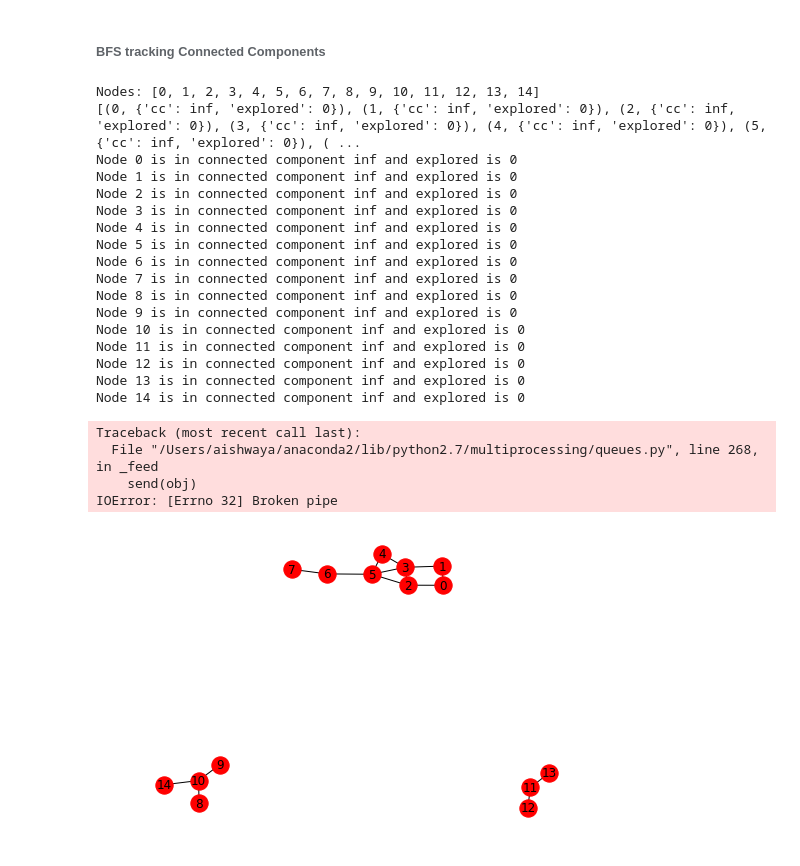
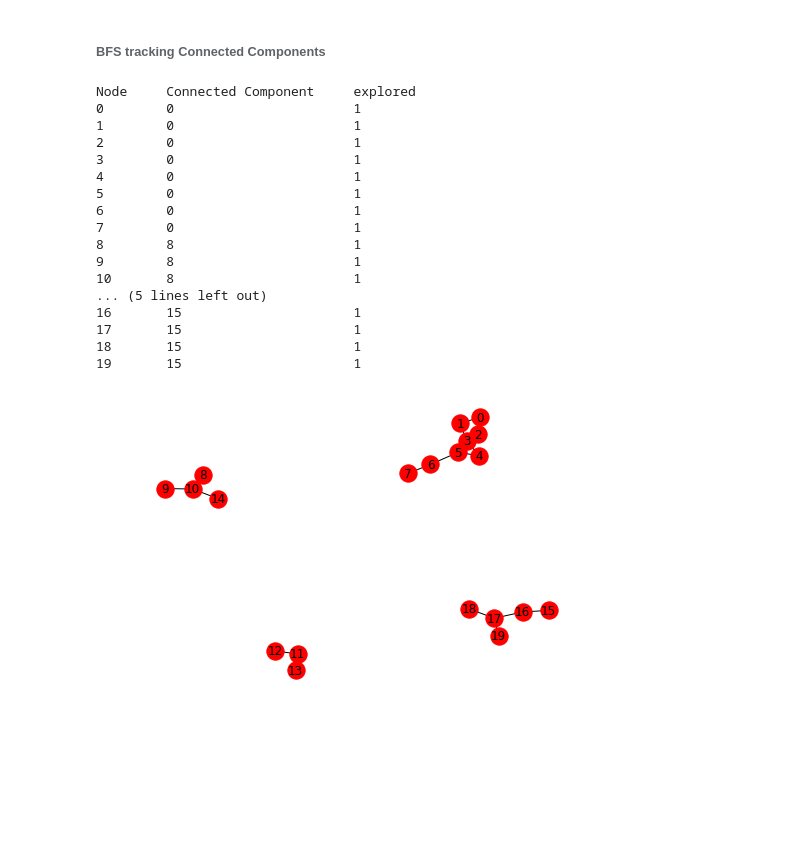
Before and after one commit to aishwarya34/AlgorithmsIlluminated, a Jupyter notebook: C2W1_10GRAPH_SEARCH_AND_CONNECTIVITY.ipynb, the cells around one changed output. Saved outputs shown, nothing was run; the diff lists cells and outputs as text; code cells hidden in the pictures; blank space fills up the shorter version.

```diff
--- a/C2W1_10GRAPH_SEARCH_AND_CONNECTIVITY.ipynb
+++ b/C2W1_10GRAPH_SEARCH_AND_CONNECTIVITY.ipynb
@@ -202,55 +202,56 @@ Destination Node 7 is at layer 4 having path ['0', '2', '5', '6', '7']
 ###### BFS tracking  Connected Components
 # %%
 def bfs_connectedcomponents(G, start):
-    print("Nodes: {}".format(list(G.nodes)))
-    print(G.nodes.data())
-    nodes = list(G.nodes)
+    #print("Nodes: {}".format(list(G.nodes)))
     i = 0
-    #explored = [0]*len(list(G.nodes))
-    #explored[nodes.index(start)] = 1
     q = Queue()
     q.put(int(start))
+    G.nodes[start]['explored'] = 1
+    G.nodes[start]['cc'] = start
+    i += 1
     while i != 0:
         v = q.get()
         i -= 1
         w = list(G.adj[v])
         for adjnode in w:
-            if explored[nodes.index(adjnode)] == 0:
-                explored[nodes.index(adjnode)] = 1
+            if G.nodes[adjnode]['explored'] == 0:
+                G.nodes[adjnode]['explored'] = 1
+                G.nodes[adjnode]['cc'] = start
                 q.put(int(adjnode))
                 i += 1
 
-
 G = nx.Graph()
-edges = [(0, 1), (0, 2), (2, 3), (1, 3), (3, 4), (3, 5), (4, 5), (2, 5), (5, 6), (6, 7), (10, 8), (10, 9), (11, 12), (11, 13), (10, 14)]
+edges = [(0, 1), (0, 2), (2, 3), (1, 3), (3, 4), (3, 5), (4, 5), (2, 5), (5, 6), (6, 7), (10, 8), (10, 9), (11, 12), (11, 13), (10, 14), (15, 16), (16, 17), (17, 18), (17, 19)]
 G.add_edges_from(edges)
 for node in list(G.nodes):
     G.nodes[node]['explored'] = 0
     G.nodes[node]['cc'] =  float('inf')
 nx.draw(G, with_labels = True)
-bfs_connectedcomponents(G, 3)
+
+for newnode in list(G.nodes):
+    if G.nodes[newnode]['explored'] == 0:
+        bfs_connectedcomponents(G, newnode)
+
+print("Node \t Connected Component \t explored")
 for n, ndict in G.nodes.data():
-    print("Node {} is in connected component {} and explored is {}".format(n, ndict['cc'], ndict['explored']))
+    print("{} \t {} \t\t\t {}".format(n, ndict['cc'], ndict['explored']))
+    #print("Node {} is in connected component {} and explored is {}".format(n, ndict['cc'], ndict['explored']))
 # %% [output]
-Nodes: [0, 1, 2, 3, 4, 5, 6, 7, 8, 9, 10, 11, 12, 13, 14]
-[(0, {'cc': inf, 'explored': 0}), (1, {'cc': inf, 'explored': 0}), (2, {'cc': inf, 'explored': 0}), (3, {'cc': inf, 'explored': 0}), (4, {'cc': inf, 'explored': 0}), (5, {'cc': inf, 'explored': 0}), ( ...
-Node 0 is in connected component inf and explored is 0
-Node 1 is in connected component inf and explored is 0
-Node 2 is in connected component inf and explored is 0
-Node 3 is in connected component inf and explored is 0
-Node 4 is in connected component inf and explored is 0
-Node 5 is in connected component inf and explored is 0
-Node 6 is in connected component inf and explored is 0
-Node 7 is in connected component inf and explored is 0
-Node 8 is in connected component inf and explored is 0
-Node 9 is in connected component inf and explored is 0
-Node 10 is in connected component inf and explored is 0
-Node 11 is in connected component inf and explored is 0
-Node 12 is in connected component inf and explored is 0
-Node 13 is in connected component inf and explored is 0
-Node 14 is in connected component inf and explored is 0
+Node     Connected Component     explored
+0        0                       1
+1        0                       1
+2        0                       1
+3        0                       1
+4        0                       1
+5        0                       1
+6        0                       1
+7        0                       1
+8        8                       1
+9        8                       1
+10       8                       1
+... (5 lines left out)
+16       15                      1
+17       15                      1
+18       15                      1
+19       15                      1
-Traceback (most recent call last):
-  File "/Users/aishwaya/anaconda2/lib/python2.7/multiprocessing/queues.py", line 268, in _feed
-    send(obj)
-IOError: [Errno 32] Broken pipe
-[figure, old version]
+[figure, new version]
```
Also changed, not shown: parts of 6 cells of this notebook.
